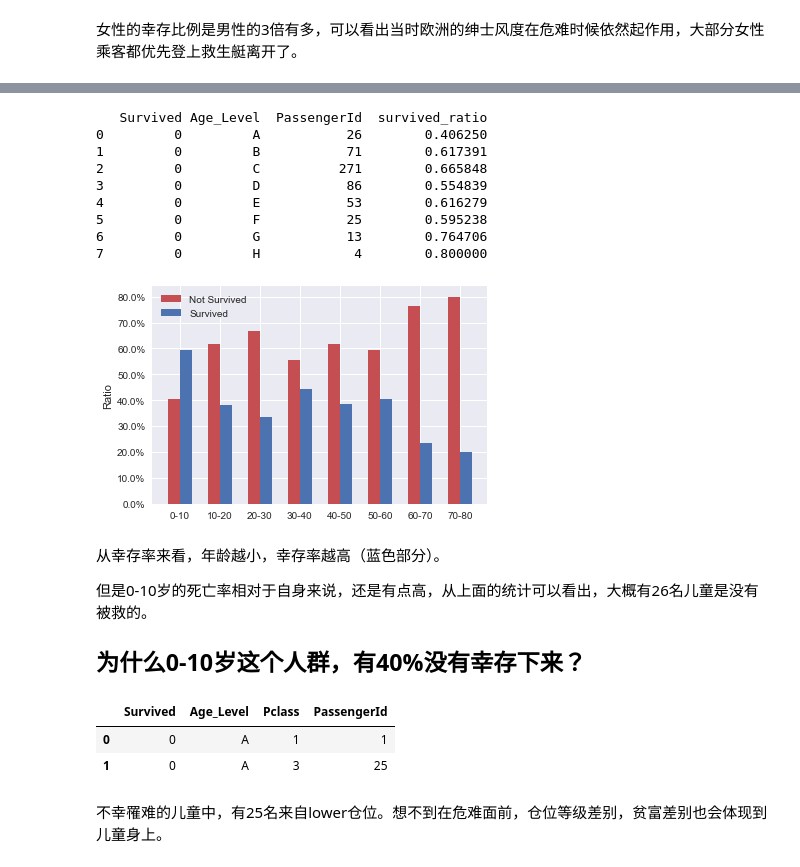
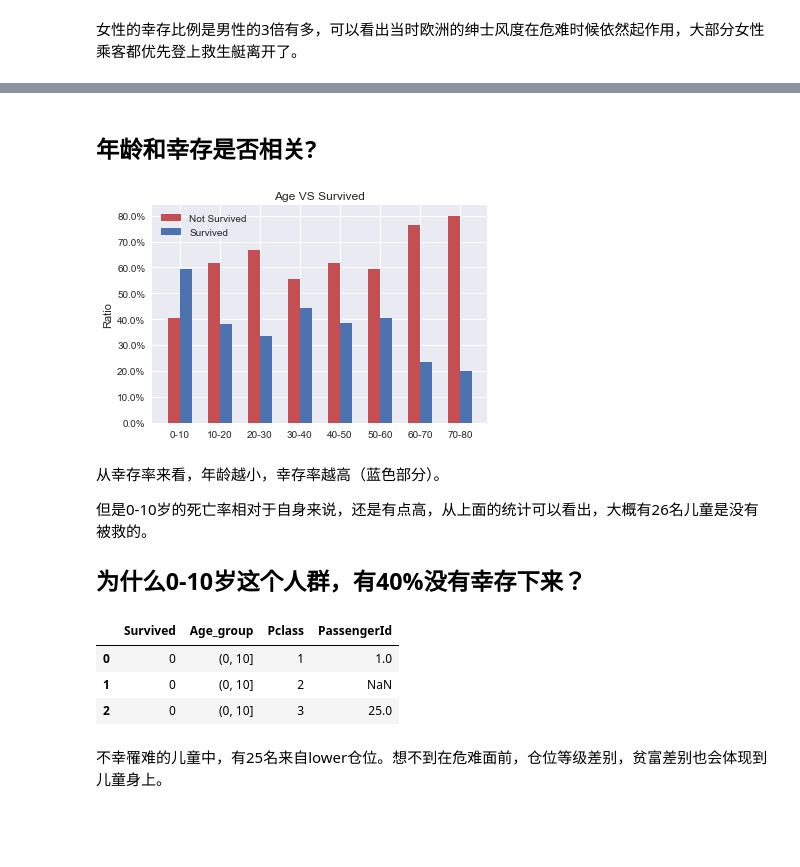
Before and after one commit to niko-liu/data_analysis, a Jupyter notebook: titanic-data-analyse.ipynb, the cells around one changed output, grey strips where cells are left out. Saved outputs shown, nothing was run; the diff lists cells and outputs as text; code cells hidden in the pictures; blank space fills up the shorter version.

```diff
--- a/titanic-data-analyse.ipynb
+++ b/titanic-data-analyse.ipynb
@@ -150,14 +200,22 @@ plt.show()
 # %%
+# 多索引统计
 def multi_index_groupby_count(index_names, g_as_index=False, ret_cols_names=None):
     if ret_cols_names is not None:
         return titanic_df.groupby(index_names, as_index=g_as_index).count()[ret_cols_names]
     else:
         return titanic_df.groupby(index_names, as_index=g_as_index).count()
 
+# 根据索引某个值，获取行
 def get_index_byvalue(df, index_name, by_val, ret_cols_names=None):
     if ret_cols_names is not None:
         return df.loc[df[index_name] == by_val][ret_cols_names]
     else:
         return df.loc[df[index_name] == by_val]
+
+def indexs_group_by(index_names, g_as_index=True, ret_cols_names=None):
+    if ret_cols_names is not None:
+        return titanic_df.groupby(index_names, as_index=g_as_index)[ret_cols_names]
+    else:
+        return titanic_df.groupby(index_names, as_index=g_as_index)
 # %% [markdown]
 ## 问题1: 仓位等级是否和幸存相关？
@@ -237,18 +264,0 @@ sex_survived_total
-# %%
-# 画图
-female_ratio = sex_survived_total.loc[sex_survived_total['Sex']=='female']
-male_ratio = sex_survived_total.loc[sex_survived_total['Sex']=='male']
-
-def create_bar_plot(df1, df2, cols_name, xlabels=None, ylabel=None, bar_width=0.3, df1_label=None, df2_label=None, legend_names=None):
-    arange = np.arange(df1[cols_name].count())
-    p1 = plt.bar(arange, df1[cols_name], bar_width, color="r", label=df1_label)
-    p2 = plt.bar(arange+bar_width, df2[cols_name], bar_width, color="b", label=df2_label)
-    x_labels = xlabels
-    plt.xticks(arange + bar_width/2, x_labels)
-    plt.ylabel(ylabel)
-    plt.legend((p1[0], p2[0]), legend_names)
-    plt.gca().yaxis.set_major_formatter(formatter)
-    plt.show()
-
-create_bar_plot(female_ratio, male_ratio, "ratio", ["Not Survived", "Survived"], ylabel="Ratio", \
-                df1_label="female", df2_label="male", legend_names=("female", "male"))
@@ -293,35 +277,19 @@ titanic_df['Age_Level'] = titanic_df.Age.apply(change_Age_group)
+# %% [markdown]
+## 年龄和幸存是否相关?
 # %%
-s_age_group = multi_index_groupby_count(['Survived', 'Age_Level'], False, ['Survived', 'Age_Level', 'PassengerId'])
-age_count = multi_index_groupby_count('Age_Level', False, ['Age_Level', 'PassengerId'])
-s_age_group['survived_ratio'] = div_by_cols_val(s_age_group, 'PassengerId', map_df=age_count, map_cols_name='Age_Level')
-
-def get_df_by_colval(df, cn, cval):
-    return df.loc[df[cn] == cval]
-
-# 数据分组
-ns_df = get_df_by_colval(s_age_group, 'Survived', 0)
-s_df = get_df_by_colval(s_age_group, 'Survived', 1)
-print(ns_df)
+age_group_total = indexs_group_by("Age_group", ret_cols_names="Survived")
+age_group_surviveds = age_group_total.mean()
+age_group_not_surviveds = age_group_surviveds.apply(not_survived_cal)
 
 # x轴标签
 x_labels=["0-10", "10-20", "20-30", "30-40", "40-50", "50-60", "60-70", "70-80"]
 cols_name = "survived_ratio"
 ylabel="Ratio"
-df1_label="Not Survived",
-df2_label="Survived",
 legend_names=("Not Survived", "Survived")
-create_bar_plot(ns_df, s_df, cols_name, x_labels, ylabel=ylabel, df1_label=df1_label, df2_label=df2_label, legend_names=legend_names)
+create_bar_plot(age_group_not_surviveds, age_group_surviveds, \
+                x_labels, ylabel=ylabel, legend_names=legend_names, title="Age VS Survived")
 # %% [output]
-   Survived Age_Level  PassengerId  survived_ratio
-0         0         A           26        0.406250
-1         0         B           71        0.617391
-2         0         C          271        0.665848
-3         0         D           86        0.554839
-4         0         E           53        0.616279
-5         0         F           25        0.595238
-6         0         G           13        0.764706
-7         0         H            4        0.800000
-[figure, old version]
+[figure, new version]
 # %% [markdown]
 从幸存率来看，年龄越小，幸存率越高（蓝色部分）。
 
@@ -329,13 +297,14 @@ create_bar_plot(ns_df, s_df, cols_name, x_labels, ylabel=ylabel, df1_label=df1_l
 
 ## 为什么0-10岁这个人群，有40%没有幸存下来？
 # %%
-s_age_group2 = multi_index_groupby_count(['Survived', 'Age_Level', 'Pclass'], False, ['Survived', 'Age_Level', 'Pclass', 'PassengerId'])
-nsg=get_df_by_colval(s_age_group2, 'Survived', 0)
-get_df_by_colval(nsg, 'Age_Level', 'A')
+s_age_group2 = multi_index_groupby_count(['Survived', 'Age_group', 'Pclass'], False, ['Survived', 'Age_group', 'Pclass', 'PassengerId'])
+ns_a = s_age_group2.loc[s_age_group2["Survived"] == 0]
+ns_a.loc[ns_a['Age_group'] == pd.Interval(left=0, right=10)]
 # %% [output]
-|  | Survived | Age_Level | Pclass | PassengerId |
-| 0 | 0 | A | 1 | 1 |
-| 1 | 0 | A | 3 | 25 |
+|  | Survived | Age_group | Pclass | PassengerId |
+| 0 | 0 | (0, 10] | 1 | 1.0 |
+| 1 | 0 | (0, 10] | 2 | NaN |
+| 2 | 0 | (0, 10] | 3 | 25.0 |
 # %% [markdown]
 不幸罹难的儿童中，有25名来自lower仓位。想不到在危难面前，仓位等级差别，贫富差别也会体现到儿童身上。
 # %% [markdown]
```
Also changed, not shown: parts of 22 cells of this notebook.
